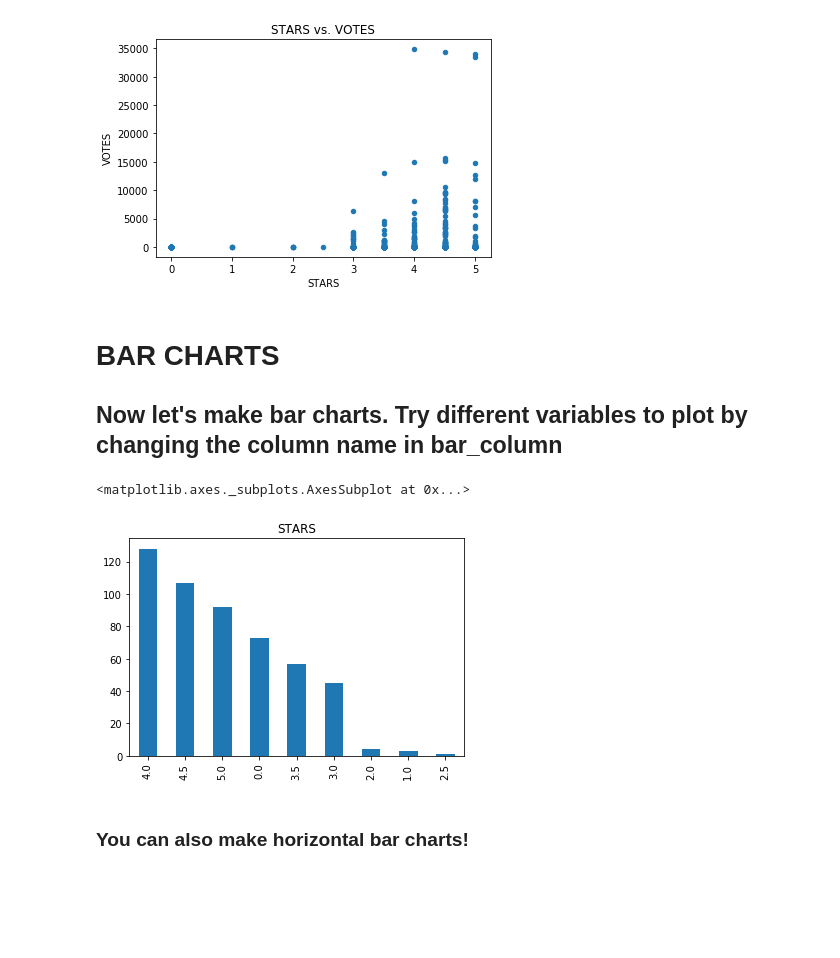
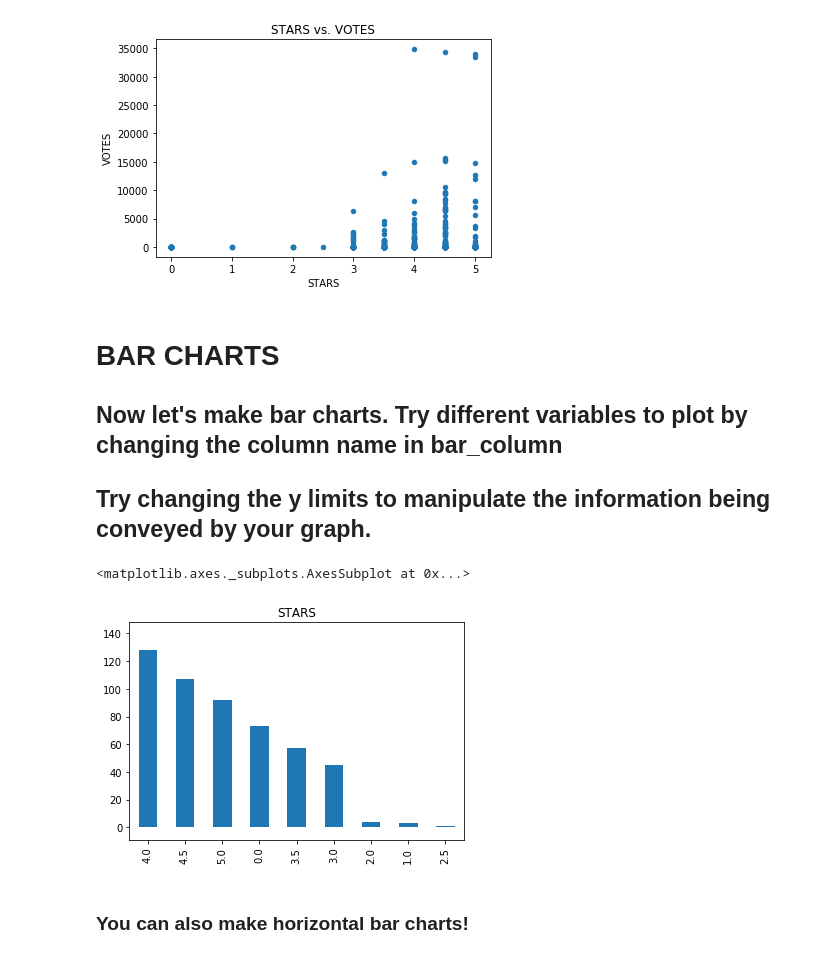
Before and after one commit to abby621/cs1070_materials, a Jupyter notebook: sp2020/code/Feb18_DataVis.ipynb, the cells around one changed output. Drawn from its saved outputs; the diff is of its cells as text; code cells hidden in the pictures; blank space fills up the shorter version.

Commit message:
ylims

```diff
--- a/sp2020/code/Feb18_DataVis.ipynb
+++ b/sp2020/code/Feb18_DataVis.ipynb
@@ -61,13 +61,17 @@ df.plot.scatter(scatter_column1,scatter_column2,title=scatter_column1+' vs. '+sc
 # BAR CHARTS
 
 ## Now let's make bar charts. Try different variables to plot by changing the column name in bar_column
+
+## Try changing the y limits to manipulate the information being conveyed by your graph.
 # %%
 bar_column = 'STARS'
 counts = df[bar_column].value_counts()
-counts.plot.bar(title=bar_column)
+y_min = counts.min() - 10
+y_max = counts.max() + 20
+counts.plot.bar(title=bar_column,ylim=[y_min, y_max])
 # %% [output]
 <matplotlib.axes._subplots.AxesSubplot at 0x...>
-[figure, old version]
+[figure, new version]
 # %% [markdown]
 ### You can also make horizontal bar charts!
 # %%
```
